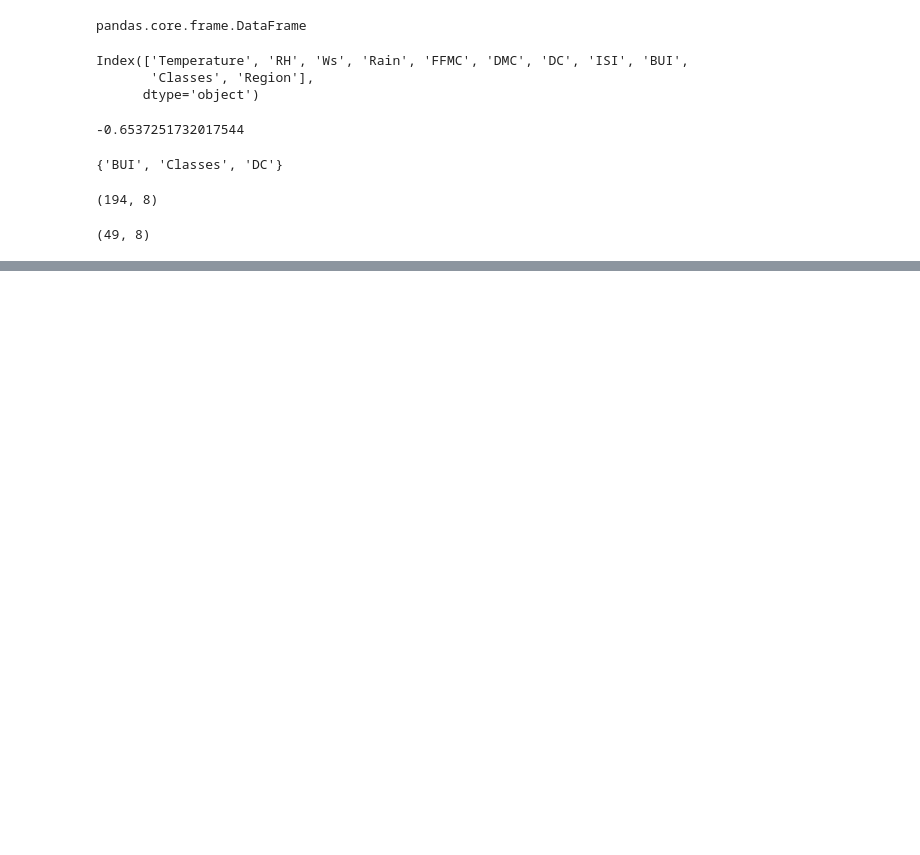
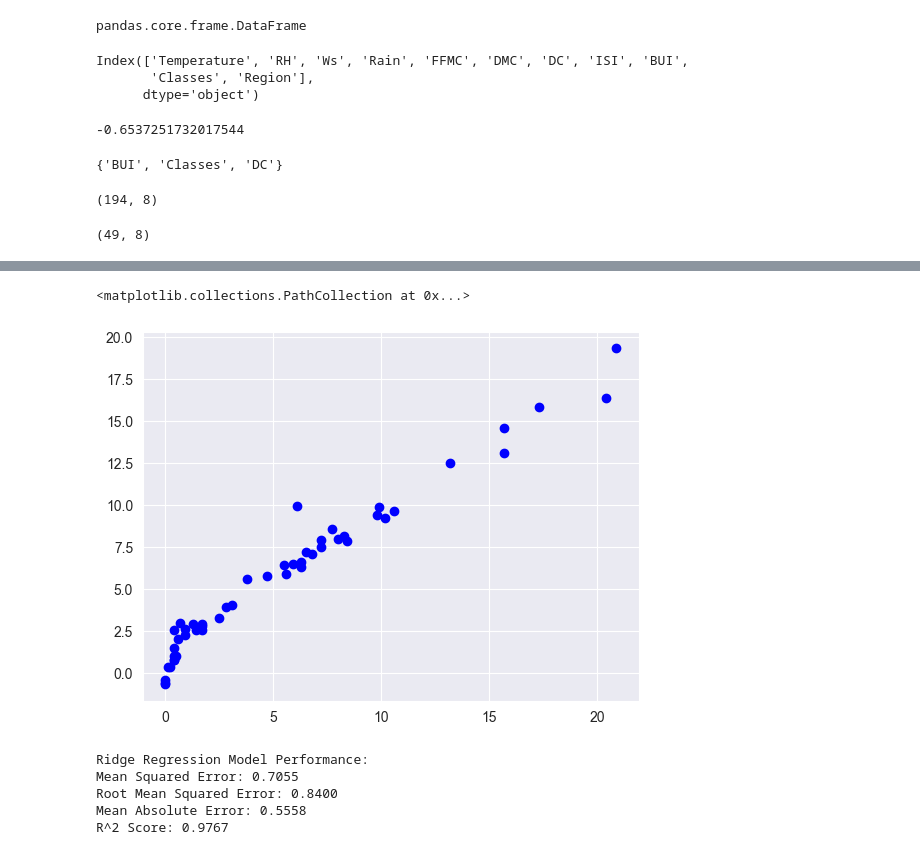
Before and after one commit to Ahmet-Ruchan/ML-Core, a Jupyter notebook: Core/Machine Learning/4-Ridge_Lasso_ElasticNet.ipynb, the cells around one changed output, grey strips where cells are left out. Cells and saved outputs as stored; diff of their text form; code cells hidden in the pictures; blank space fills up the shorter version.

```diff
--- a/Core/Machine Learning/4-Ridge_Lasso_ElasticNet.ipynb
+++ b/Core/Machine Learning/4-Ridge_Lasso_ElasticNet.ipynb
@@ -487,0 +568,5 @@ X_test.shape
+# %%
+# Lasso Regression Model
+lasso = Lasso()
+lasso.fit(X_train_scaled, y_train) # fit the model
+y_pred = lasso.predict(X_test_scaled) # predict the target variable
@@ -487,0 +590,5 @@ X_test.shape
+# %%
+plt.scatter(y_test, y_pred, c='b', label='Actual')
+# %% [output]
+<matplotlib.collections.PathCollection at 0x...>
+[figure, added]
@@ -487,0 +605,12 @@ X_test.shape
+# %%
+print("Ridge Regression Model Performance:")
+print(f"Mean Squared Error: {mse:.4f}")
+print(f"Root Mean Squared Error: {rmse:.4f}")
+print(f"Mean Absolute Error: {mae:.4f}")
+print(f"R^2 Score: {r2:.4f}")
+# %% [output]
+Ridge Regression Model Performance:
+Mean Squared Error: 0.7055
+Root Mean Squared Error: 0.8400
+Mean Absolute Error: 0.5558
+R^2 Score: 0.9767
```
Also changed, not shown: parts of 21 cells of this notebook.
